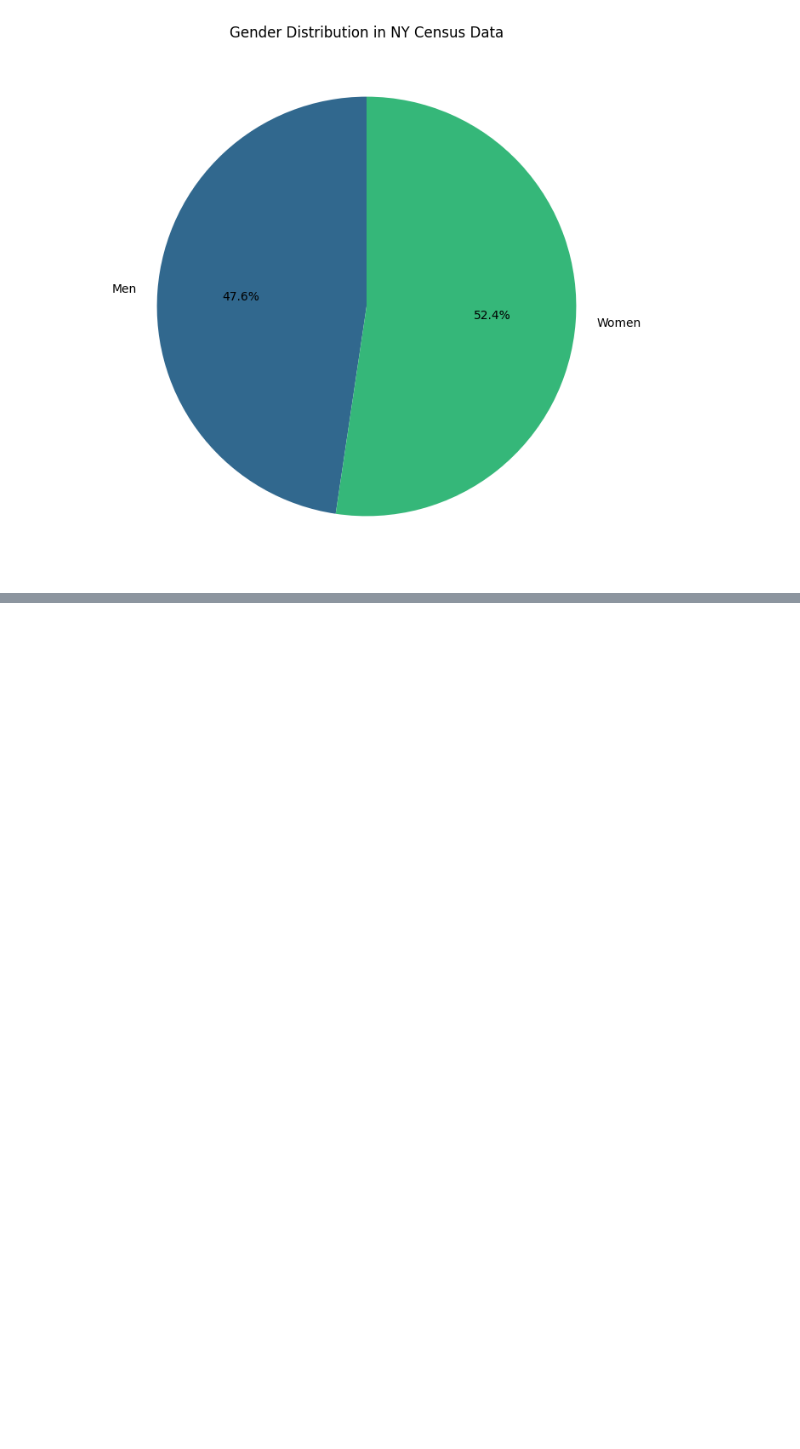
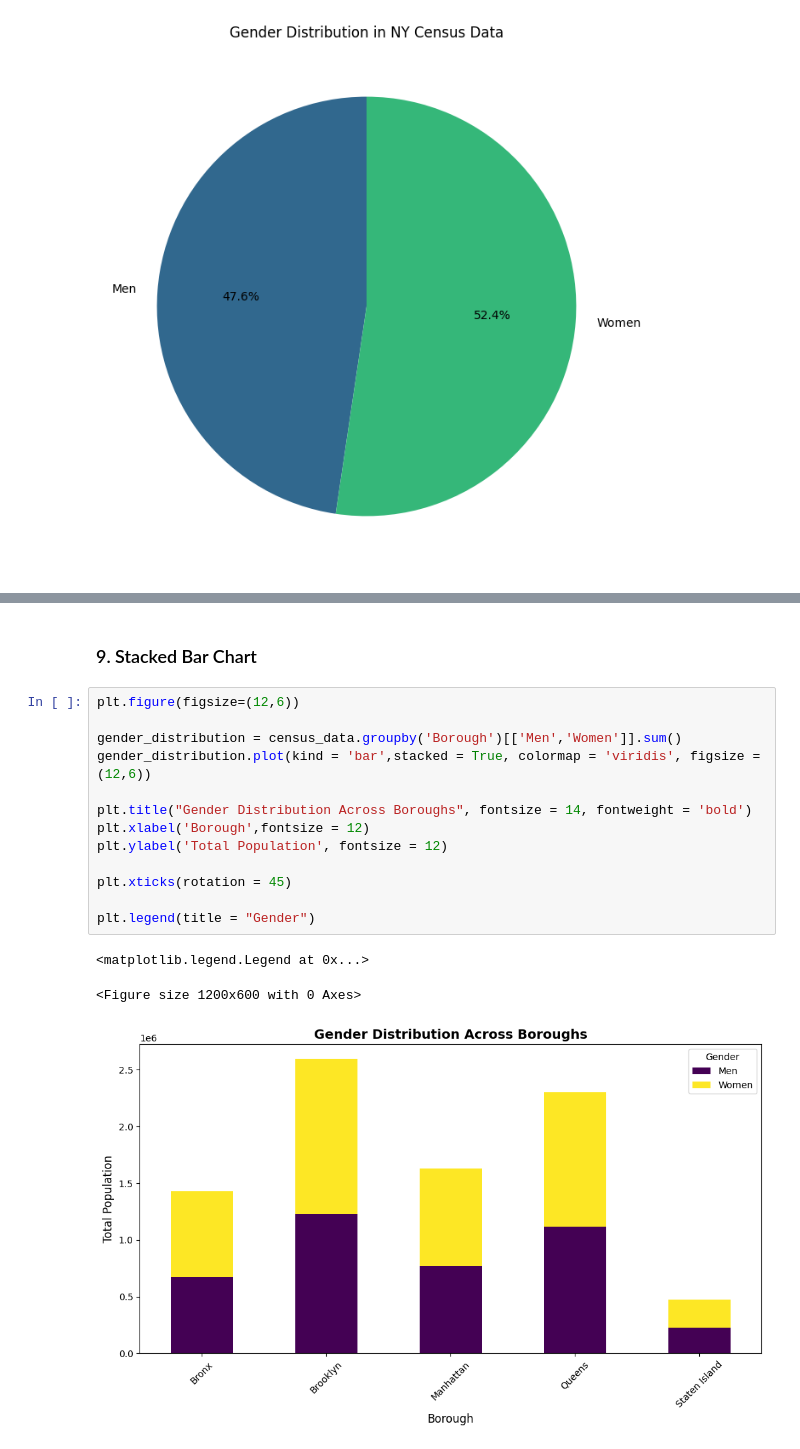
Before and after one commit to Chamindu77/Data-Preprocessing, a Jupyter notebook: Data_Visualization.ipynb, the cells around one changed output, grey strips where cells are left out. Saved outputs shown, nothing was run; the diff lists cells and outputs as text; blank space fills up the shorter version.

```diff
--- a/Data_Visualization.ipynb
+++ b/Data_Visualization.ipynb
@@ -108,0 +159,19 @@ plt.show()
+# %% [markdown]
+### 9. Stacked Bar Chart
+# %%
+plt.figure(figsize=(12,6))
+
+gender_distribution = census_data.groupby('Borough')[['Men','Women']].sum()
+gender_distribution.plot(kind = 'bar',stacked = True, colormap = 'viridis', figsize = (12,6))
+
+plt.title("Gender Distribution Across Boroughs", fontsize = 14, fontweight = 'bold')
+plt.xlabel('Borough',fontsize = 12)
+plt.ylabel('Total Population', fontsize = 12)
+
+plt.xticks(rotation = 45)
+
+plt.legend(title = "Gender")
+# %% [output]
+<matplotlib.legend.Legend at 0x...>
+<Figure size 1200x600 with 0 Axes>
+[figure, added]
```
Also changed, not shown: parts of 9 cells of this notebook.
